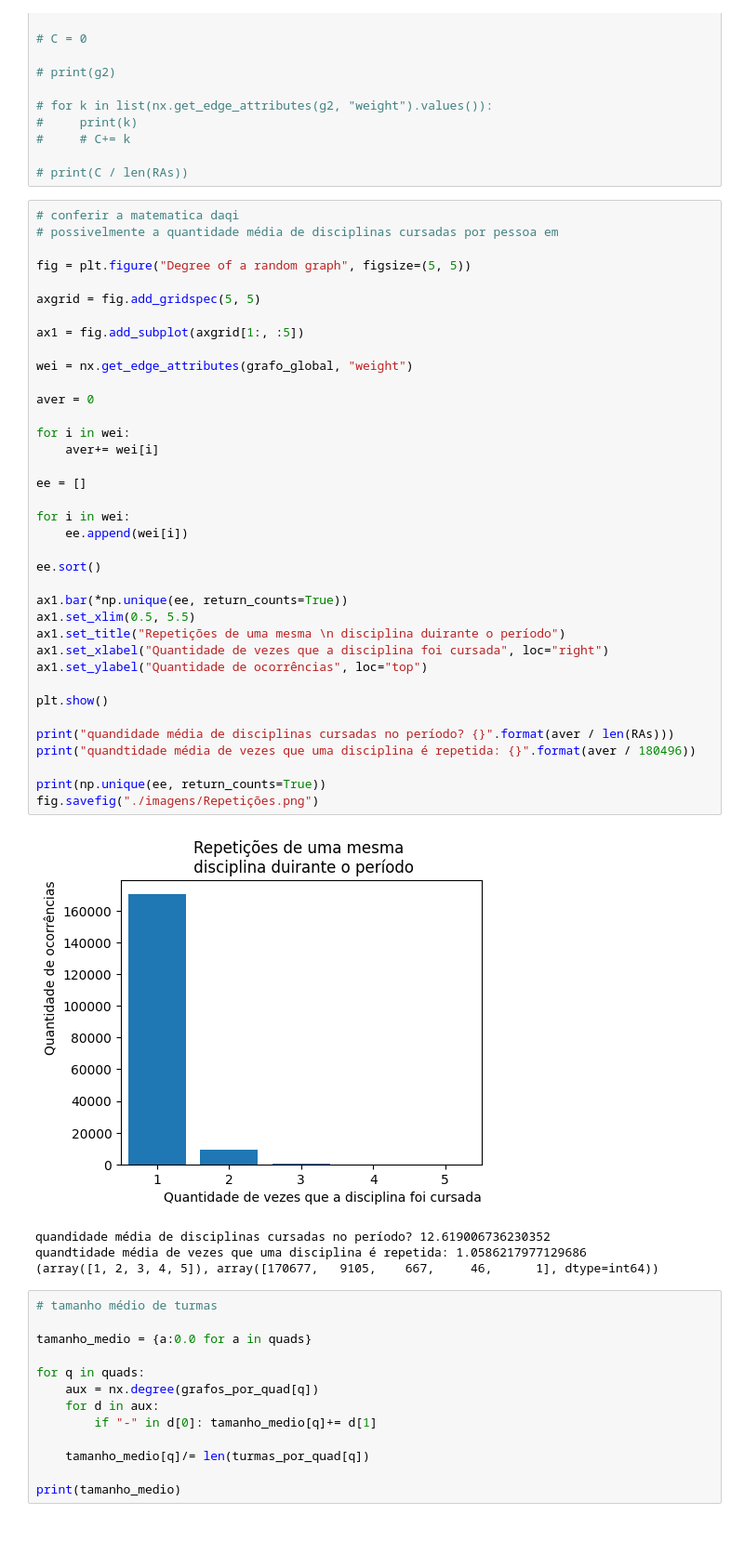
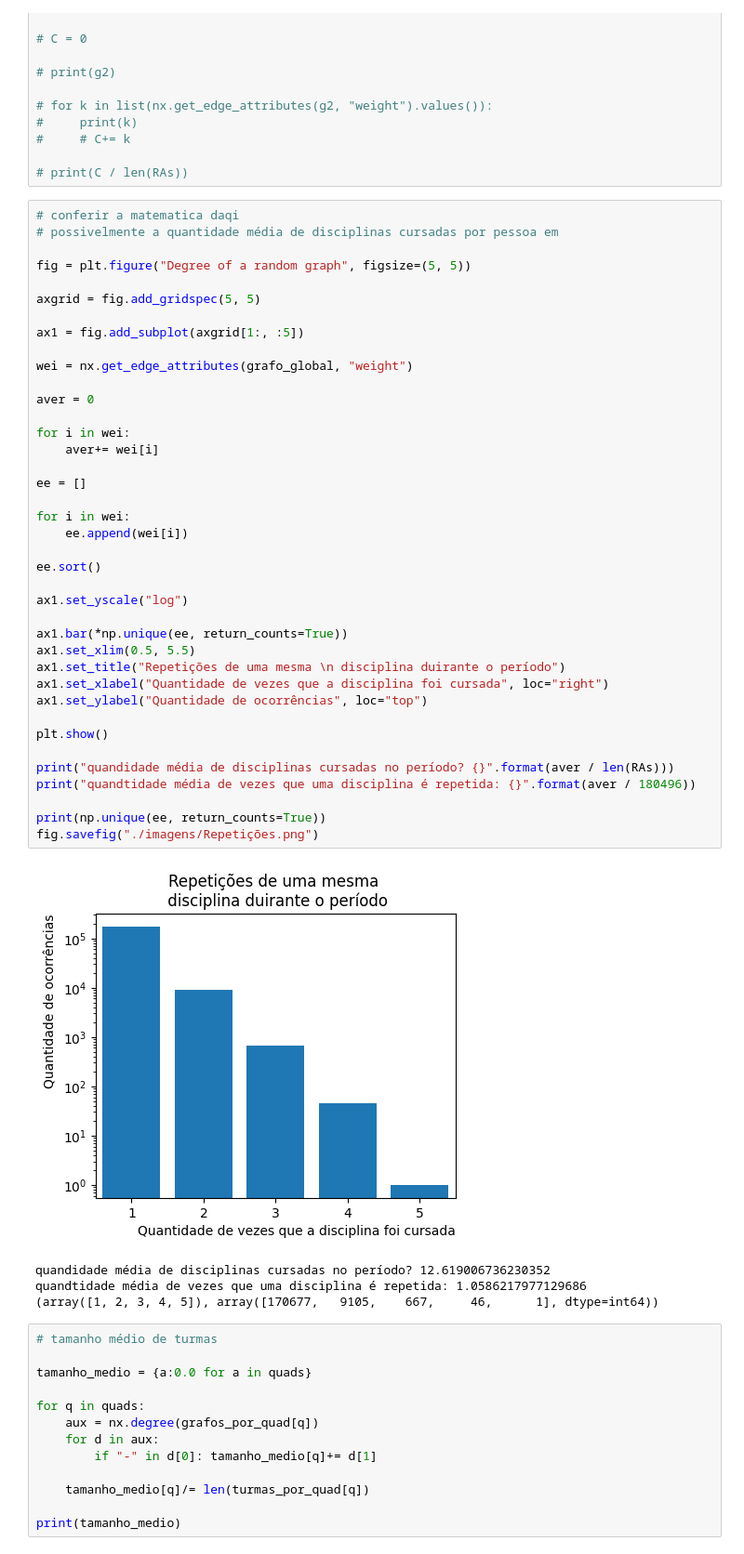
Before and after one commit to FabrizioRP/Projeto_CR, a Jupyter notebook: Main.ipynb, the cells around one changed output. Shown at 93% size. Saved outputs shown, nothing was run; the diff lists cells and outputs as text.

```diff
--- a/Main.ipynb
+++ b/Main.ipynb
@@ -641,34 +641,36 @@ axgrid = fig.add_gridspec(5, 5)
 ax1 = fig.add_subplot(axgrid[1:, :5])
 
 wei = nx.get_edge_attributes(grafo_global, "weight")
 
 aver = 0
 
 for i in wei:
     aver+= wei[i]
 
 ee = []
 
 for i in wei:
     ee.append(wei[i])
 
 ee.sort()
 
+ax1.set_yscale("log")
+
 ax1.bar(*np.unique(ee, return_counts=True))
 ax1.set_xlim(0.5, 5.5)
 ax1.set_title("Repetições de uma mesma \n disciplina duirante o período")
 ax1.set_xlabel("Quantidade de vezes que a disciplina foi cursada", loc="right")
 ax1.set_ylabel("Quantidade de ocorrências", loc="top")
 
 plt.show()
 
 print("quandidade média de disciplinas cursadas no período? {}".format(aver / len(RAs)))
 print("quandtidade média de vezes que uma disciplina é repetida: {}".format(aver / 180496))
 
 print(np.unique(ee, return_counts=True))
 fig.savefig("./imagens/Repetições.png")
 # %% [output]
-[figure, old version]
+[figure, new version]
 quandidade média de disciplinas cursadas no período? 12.619006736230352
 quandtidade média de vezes que uma disciplina é repetida: 1.0586217977129686
 (array([1, 2, 3, 4, 5]), array([170677,   9105,    667,     46,      1], dtype=int64))
```
Also changed, not shown: 1 other file.
